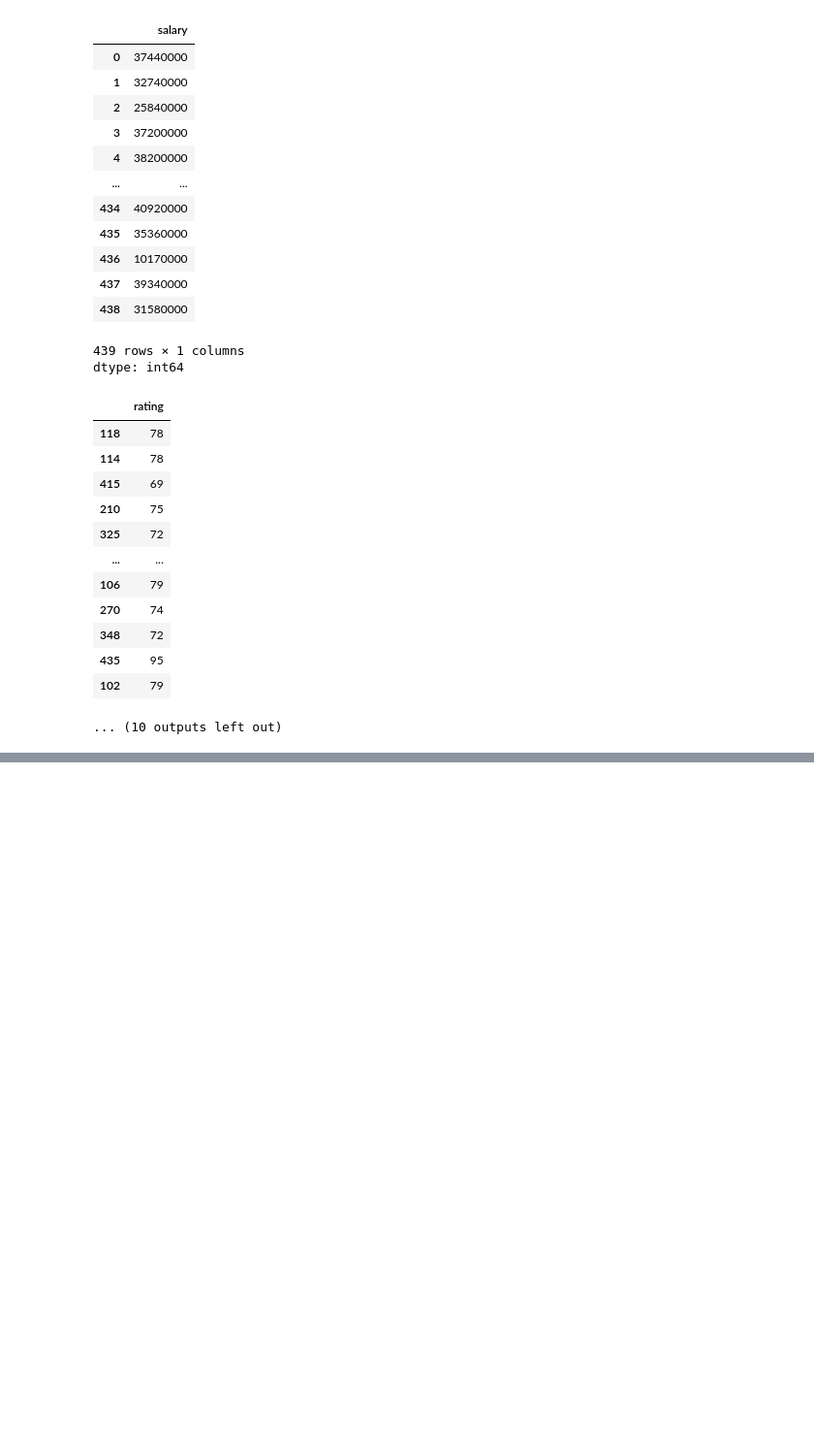
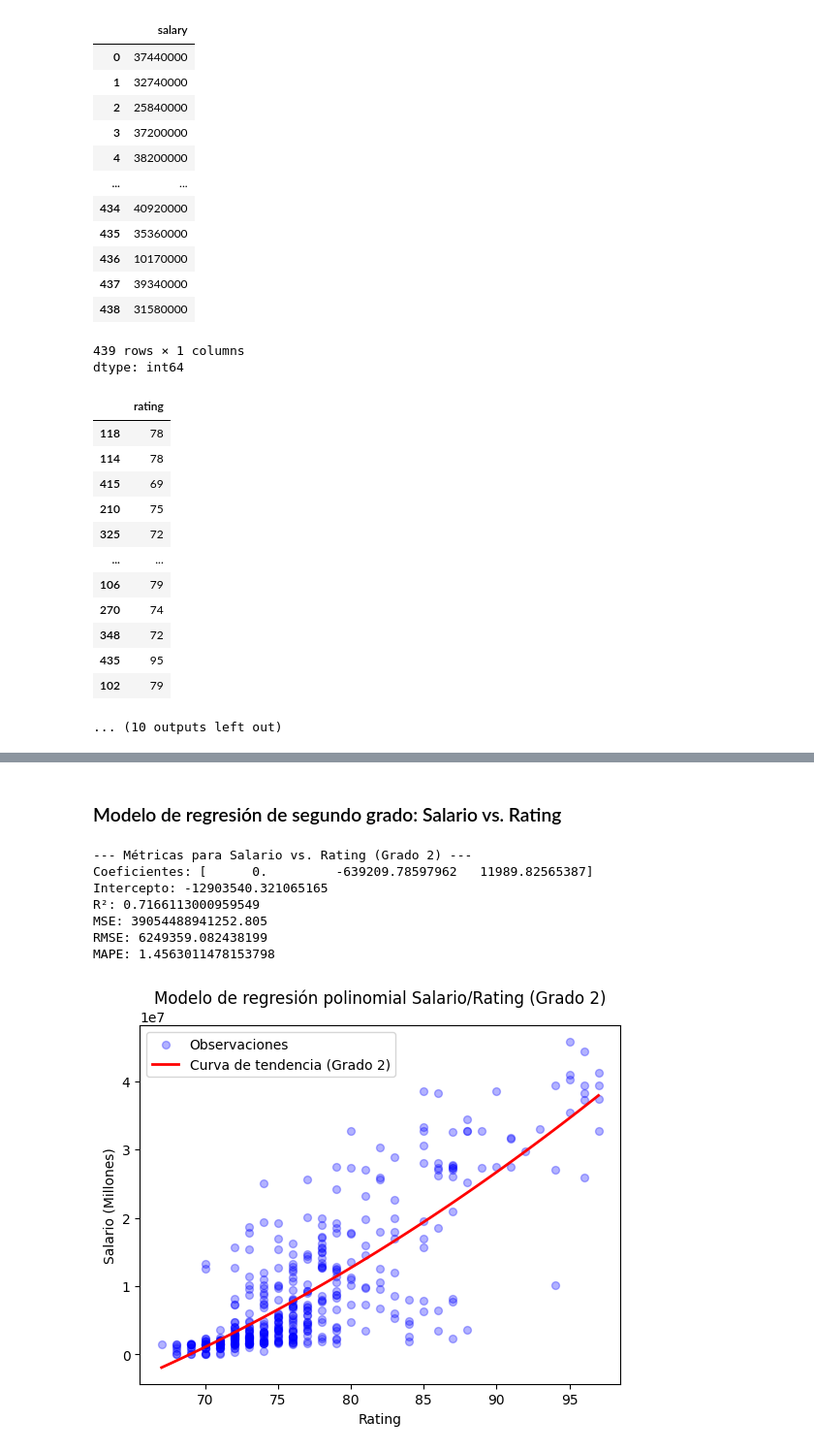
Before and after one commit to armandochernandez-ai/Curso-python-slava, a Jupyter notebook: Unidad_3/Predictor_Salarios_NFL.ipynb, the cells around one changed output, grey strips where cells are left out. Shown at 97% size. Cells and saved outputs as stored; diff of their text form; code cells hidden in the pictures; blank space fills up the shorter version.

```diff
--- a/Unidad_3/Predictor_Salarios_NFL.ipynb
+++ b/Unidad_3/Predictor_Salarios_NFL.ipynb
@@ -156,0 +218,58 @@ dtype: int64
+# %% [markdown]
+### Modelo de regresión de segundo grado: Salario vs. Rating
+# %%
+# Modelo de regresión de segundo grado para Salario vs. Rating
+
+# Variable independiente y dependiente
+X_rating = datos_nfl[['rating']]
+y_rating = datos_nfl['salary']
+
+# Transformar la variable independiente para regresión polinomial de grado 2
+poly = PolynomialFeatures(degree=2)
+X_rating_poly = poly.fit_transform(X_rating)
+
+# Dividir en train y test
+X_rating_train, X_rating_test, y_rating_train, y_rating_test = train_test_split(X_rating_poly, y_rating, test_size=0.3, random_state=42)
+
+# Entrenar el modelo
+modelo_rating_poly = LinearRegression()
+modelo_rating_poly.fit(X_rating_train, y_rating_train)
+
+# Predicciones
+y_rating_pred = modelo_rating_poly.predict(X_rating_test)
+
+# Evaluar el modelo
+r2_rating_poly = r2_score(y_rating_test, y_rating_pred)
+mse_rating_poly = mean_squared_error(y_rating_test, y_rating_pred)
+rmse_rating_poly = np.sqrt(mse_rating_poly)
+mape_rating_poly = mean_absolute_percentage_error(y_rating_test, y_rating_pred)
+
+print(f"--- Métricas para Salario vs. Rating (Grado 2) ---")
+print(f"Coeficientes: {modelo_rating_poly.coef_}")
+print(f"Intercepto: {modelo_rating_poly.intercept_}")
+print(f"R²: {r2_rating_poly}")
+print(f"MSE: {mse_rating_poly}")
+print(f"RMSE: {rmse_rating_poly}")
+print(f"MAPE: {mape_rating_poly}")
+
+# Gráfico del modelo polinomial
+plt.scatter(X_rating, y_rating, color='blue', label='Observaciones', s=32, alpha=.3)
+# Para graficar la curva, creamos una secuencia de valores de rating y predecimos el salario
+X_rating_seq = np.linspace(X_rating['rating'].min(), X_rating['rating'].max(), 100).reshape(-1, 1)
+X_rating_seq_poly = poly.transform(X_rating_seq)
+y_rating_seq_pred = modelo_rating_poly.predict(X_rating_seq_poly)
+plt.plot(X_rating_seq, y_rating_seq_pred, color='red', linewidth=2, label='Curva de tendencia (Grado 2)')
+plt.title('Modelo de regresión polinomial Salario/Rating (Grado 2)')
+plt.xlabel('Rating');
+plt.ylabel('Salario (Millones)');
+plt.legend()
+plt.show()
+# %% [output]
+--- Métricas para Salario vs. Rating (Grado 2) ---
+Coeficientes: [      0.         -639209.78597962   11989.82565387]
+Intercepto: -12903540.321065165
+R²: 0.7166113000959549
+MSE: 39054488941252.805
+RMSE: 6249359.082438199
+MAPE: 1.4563011478153798
+[figure, added]
```
Also changed, not shown: parts of 3 cells of this notebook.
